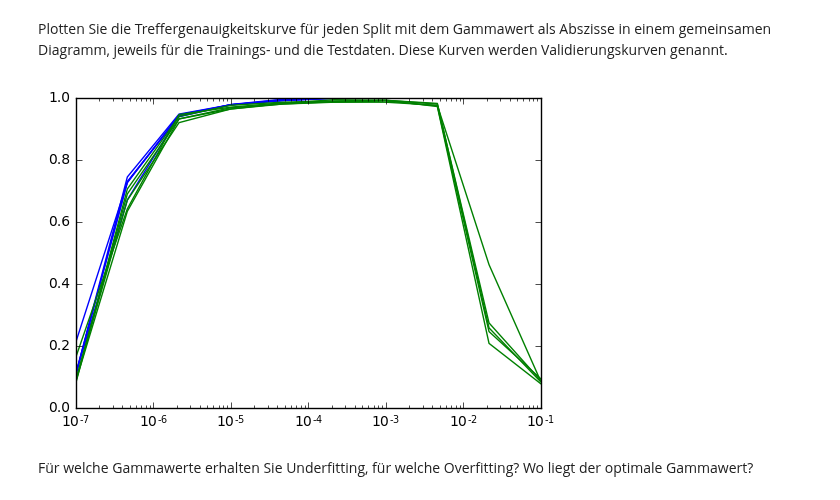
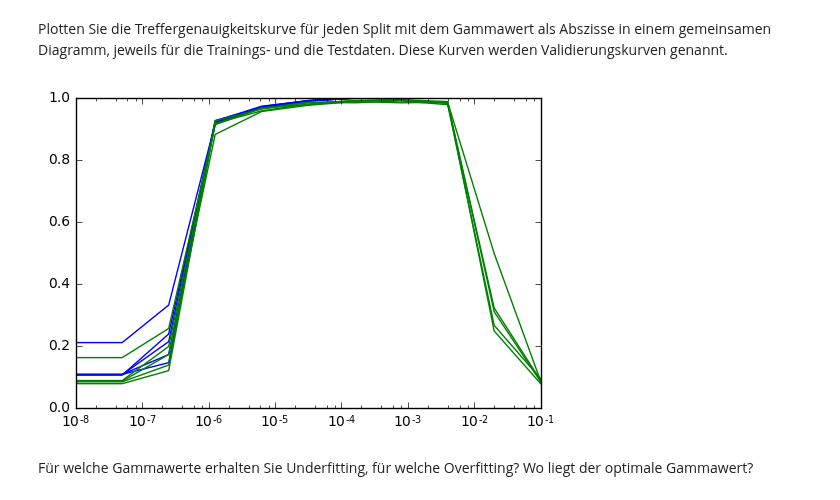
Before and after one commit to magoeke/htwg.machinelearning, a Jupyter notebook: 04/01_Supportvektormaschine.ipynb, the cells around one changed output. Drawn from its saved outputs; the diff is of its cells as text; code cells hidden in the pictures.

```diff
--- a/04/01_Supportvektormaschine.ipynb
+++ b/04/01_Supportvektormaschine.ipynb
@@ -227,0 +208,27 @@ training_scores_gamma, test_scores_gamma = model_selection.validation_curve(svm.
+# %%
+split_number = 5
+rs = model_selection.ShuffleSplit(n_splits=split_number, test_size=500, random_state=0)
+gammas = np.logspace(-8, -1, 11)
+
+test_scores_gamma = []
+training_scores_gamma = []
+training_scores_gamma, test_scores_gamma = model_selection.validation_curve(svm.SVC(C=10.0), digits.data, digits.target, param_name="gamma", param_range=gammas, cv=rs)
+
+fig = plt.figure()
+ax = fig.add_subplot(1,1,1)
+ax.set_xscale('log')
+for train_index, test_index in rs.split(digits.data):
+    train_scores = []
+    test_scores = []
+    for n_gamma in gammas:
+        clf = svm.SVC(gamma=n_gamma, C=10.0)
+        clf.fit(digits.data[train_index], digits.target[train_index])
+        train_score = clf.score(digits.data[train_index], digits.target[train_index])
+        test_score = clf.score(digits.data[test_index], digits.target[test_index])
+
+        train_scores.append(np.mean(train_score))
+        test_scores.append(np.mean(test_score))
+
+    ax.plot(gammas, train_scores, c='blue')
+    ax.plot(gammas, test_scores, c='green')
+plt.show()
@@ -230,24 +239,24 @@ Plotten Sie die Treffergenauigkeitskurve für jeden Split mit dem Gammawert als
 # %%
 training_curves=pd.DataFrame(data=training_scores_gamma, index = gammas)
 test_curves=pd.DataFrame(data=test_scores_gamma, index = gammas)
 
 
-xlabs = [pow(10,i) for i in range(-10,0)]
+xlabs = [pow(10,i) for i in range(-7,0)]
 plt.xticks( xlabs )
 plt.xscale("log")
 
 plt.plot(training_curves, c="blue")
 plt.plot(test_curves, c="green")
 
 #for training_curve in np.transpose(training_scores_gamma):
 #    print (training_curve)
 #    plt.plot(training_curve, c="blue")
 #for test_curve in np.transpose(test_scores_gamma):
 #    print (test_curve)
 #    plt.plot(test_curve, c="green")
 plt.show()
 # %% [output]
-[figure, old version]
+[figure, new version]
 # %% [markdown]
 Für welche Gammawerte erhalten Sie Underfitting, für welche Overfitting? Wo liegt der optimale Gammawert?
 # %% [markdown]
```
Also changed, not shown: parts of 2 cells of this notebook.
